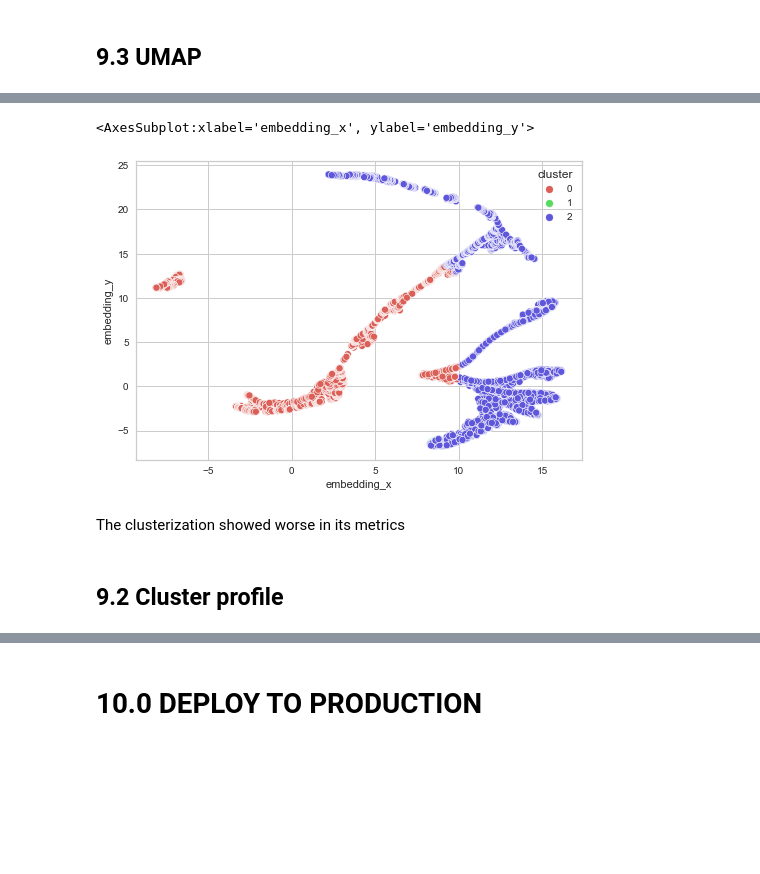
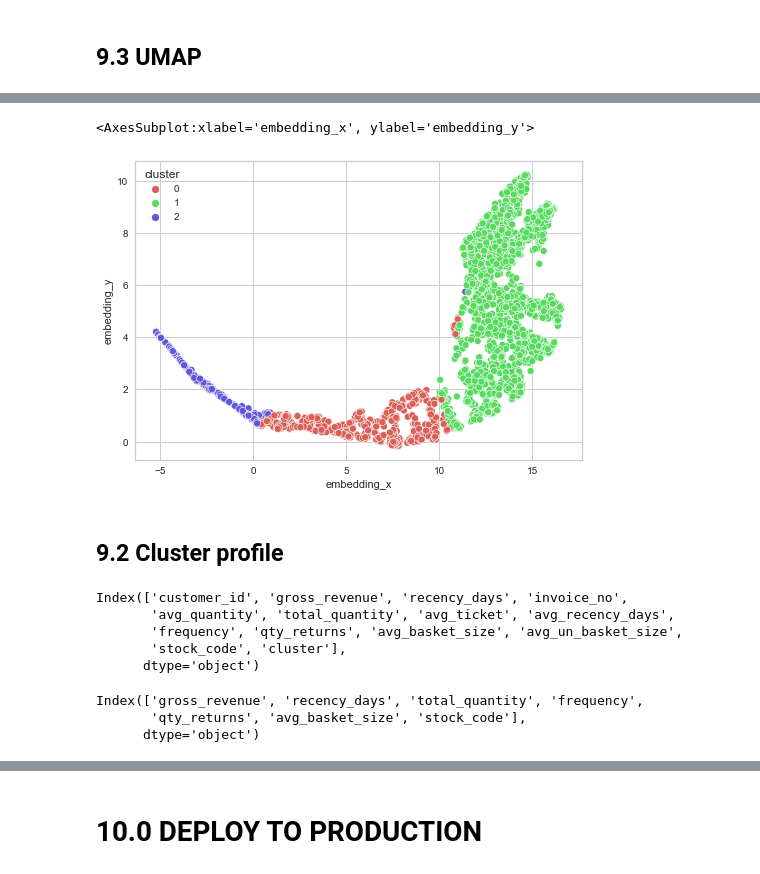
Before and after one commit to diegodinizf/insiders_clustering, a Jupyter notebook: notebooks/insiders_clustering_ciclo06_v01.ipynb, the cells around one changed output, grey strips where cells are left out. Saved outputs shown, nothing was run; the diff lists cells and outputs as text; code cells hidden in the pictures; blank space fills up the shorter version.

```diff
--- a/notebooks/insiders_clustering_ciclo06_v01.ipynb
+++ b/notebooks/insiders_clustering_ciclo06_v01.ipynb
@@ -913,0 +983,16 @@ kmeans.show();
+# %%
+gmm_list = []
+
+for k in clusters:
+# model definition
+    gmm_model = mx.GaussianMixture(n_components=k)
+
+    # model training
+    gmm_model.fit(X)
+
+    # model predict
+    labels = gmm_model.predict(X)
+
+    # model performance
+    sil = m.silhouette_score(X, labels, metric='euclidean')
+    gmm_list.append(sil)
@@ -913,0 +1009,3 @@ kmeans.show();
+# %%
+# model training and training
+hc_model = hc.linkage(X, 'ward')
@@ -913,0 +1041,12 @@ kmeans.show();
+# %%
+hc_list = []
+for k in clusters:
+    # model definition & training
+    hc_model = hc.linkage(X, 'ward')
+
+    # predict
+    labels = hc.fcluster(hc_model, k, criterion='maxclust')
+
+    # metrics
+    sil = m.silhouette_score(X, labels, metric= 'euclidean')
+    hc_list.append(sil)
@@ -954,7 +1202,7 @@ SS value: 0.5576394877714113
 # %% [markdown]
 # 9.0 CLUSTER ANALYSIS
 # %%
-df9 = df6.copy()
+df9 = df4.copy()
 df9['cluster'] = labels
 # %% [markdown]
 ## 9.1 Visualization inspection
@@ -992,22 +1240,34 @@ X.head()
 # %%
-reducer = umap.UMAP(n_neighbors=80, random_state=42)
+reducer = umap.UMAP(n_neighbors=90, random_state=42)
 embedding = reducer.fit_transform(X)
 
 # embedding
 df_viz['embedding_x'] = embedding[:, 0]
 df_viz['embedding_y'] = embedding[:, 1]
 
 #plot UMAP
 sns.scatterplot(x='embedding_x', y='embedding_y', hue='cluster',
                 palette=sns.color_palette('hls', n_colors= len(df_viz['cluster'].unique())),
                 data= df_viz)
 # %% [output]
 <AxesSubplot:xlabel='embedding_x', ylabel='embedding_y'>
-[figure, old version]
+[figure, new version]
-# %% [markdown]
-The clusterization showed worse in its metrics
 # %% [markdown]
 ## 9.2 Cluster profile
+# %%
+df9.columns
+# %% [output]
+Index(['customer_id', 'gross_revenue', 'recency_days', 'invoice_no',
+       'avg_quantity', 'total_quantity', 'avg_ticket', 'avg_recency_days',
+       'frequency', 'qty_returns', 'avg_basket_size', 'avg_un_basket_size',
+       'stock_code', 'cluster'],
+      dtype='object')
+# %%
+X.columns
+# %% [output]
+Index(['gross_revenue', 'recency_days', 'total_quantity', 'frequency',
+       'qty_returns', 'avg_basket_size', 'stock_code'],
+      dtype='object')
 # %%
 # number of customers
 df_cluster = df9[['customer_id','cluster']].groupby('cluster').count().reset_index()
```
Also changed, not shown: parts of 62 cells of this notebook, 1 other file.
